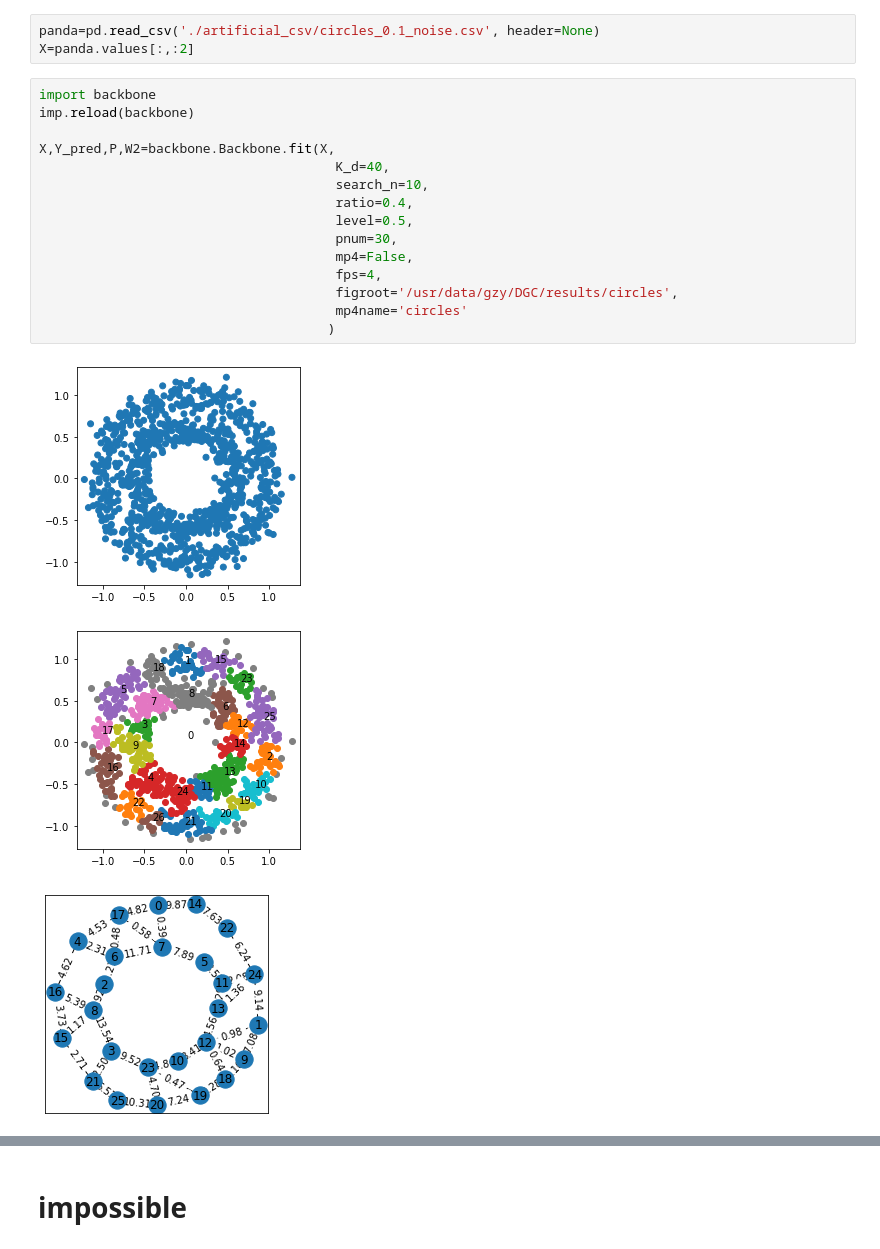
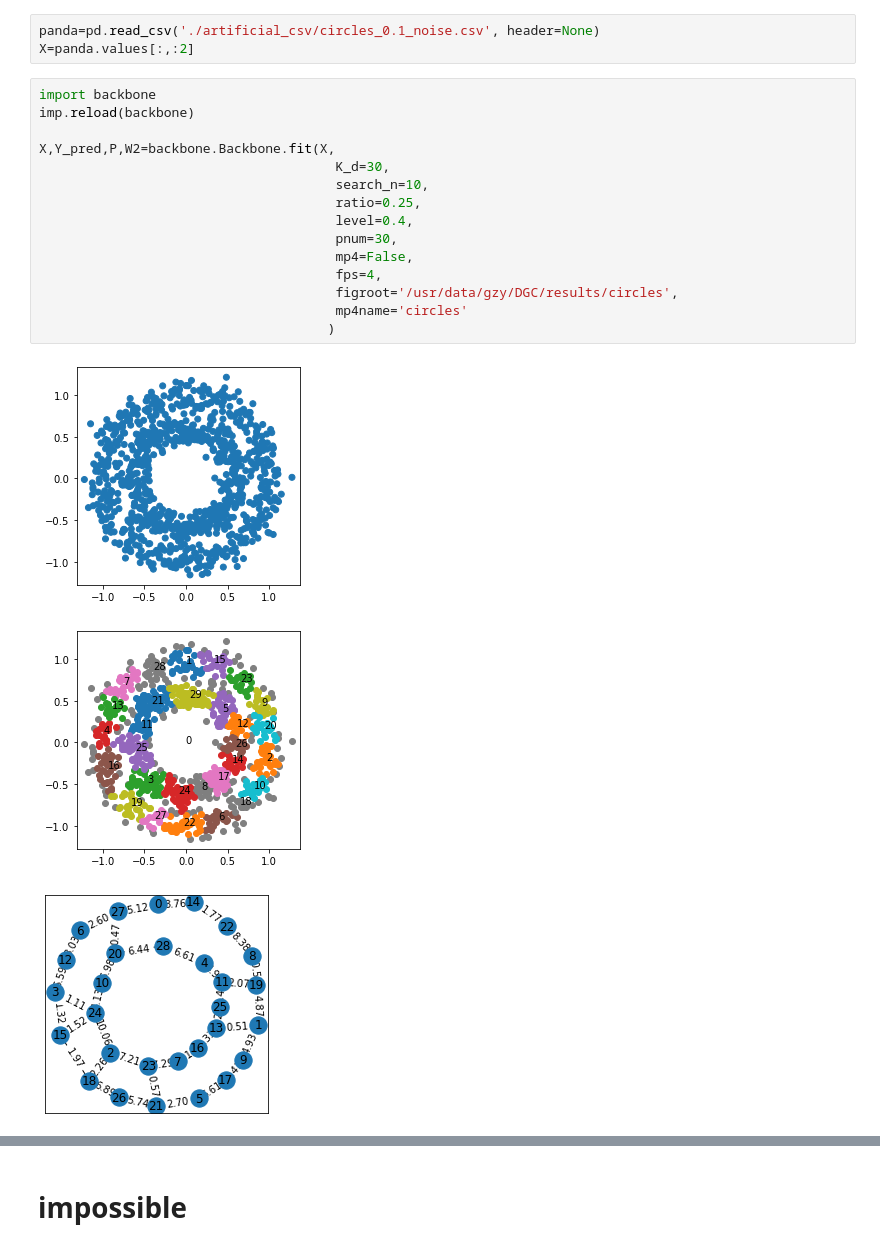
Before and after one commit to gaozhangyang/GIT, a Jupyter notebook: final_version-release-v3.ipynb, the cells around one changed output, grey strips where cells are left out. Cells and saved outputs as stored; diff of their text form.

```diff
--- a/final_version-release-v3.ipynb
+++ b/final_version-release-v3.ipynb
@@ -122,19 +122,19 @@ X=panda.values[:,:2]
 # %%
 import backbone
 imp.reload(backbone)
 
 X,Y_pred,P,W2=backbone.Backbone.fit(X,
-                                      K_d=40,
+                                      K_d=30,
                                       search_n=10,
-                                      ratio=0.4,
-                                      level=0.5,
+                                      ratio=0.25,
+                                      level=0.4,
                                       pnum=30,
                                       mp4=False,
                                       fps=4,
                                       figroot='/usr/data/gzy/DGC/results/circles',
                                       mp4name='circles'
                                      )
 # %% [output]
 [figure]
-[figure, old version]
+[figure, new version]
-[figure, old version]
+[figure, new version]
```
Also changed, not shown: parts of 11 cells of this notebook, 2 other files.
